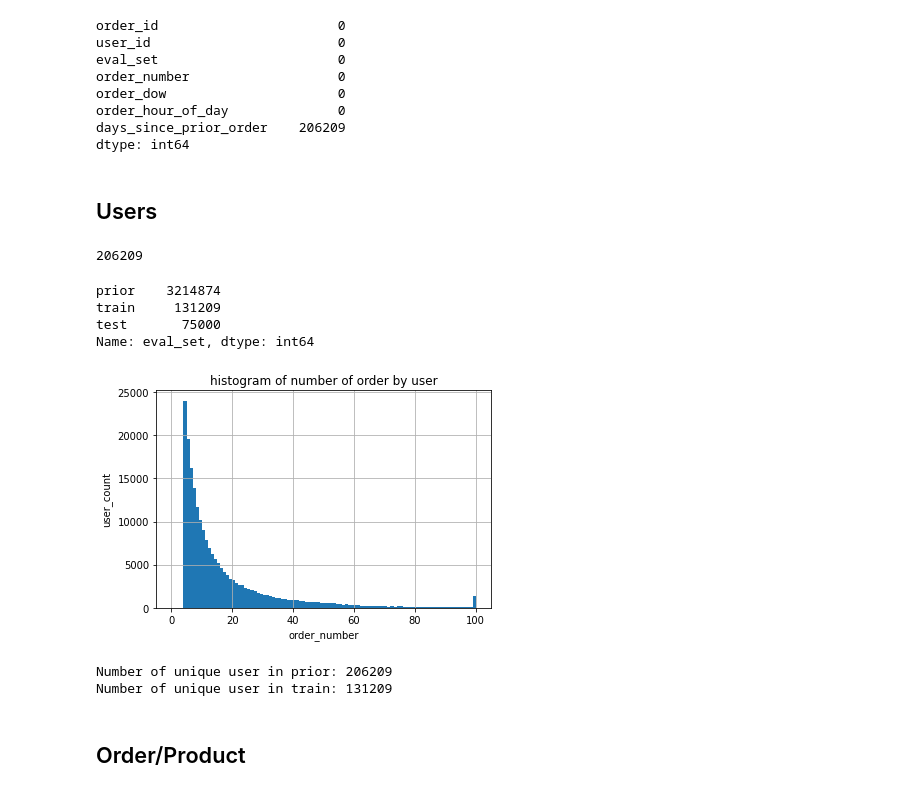
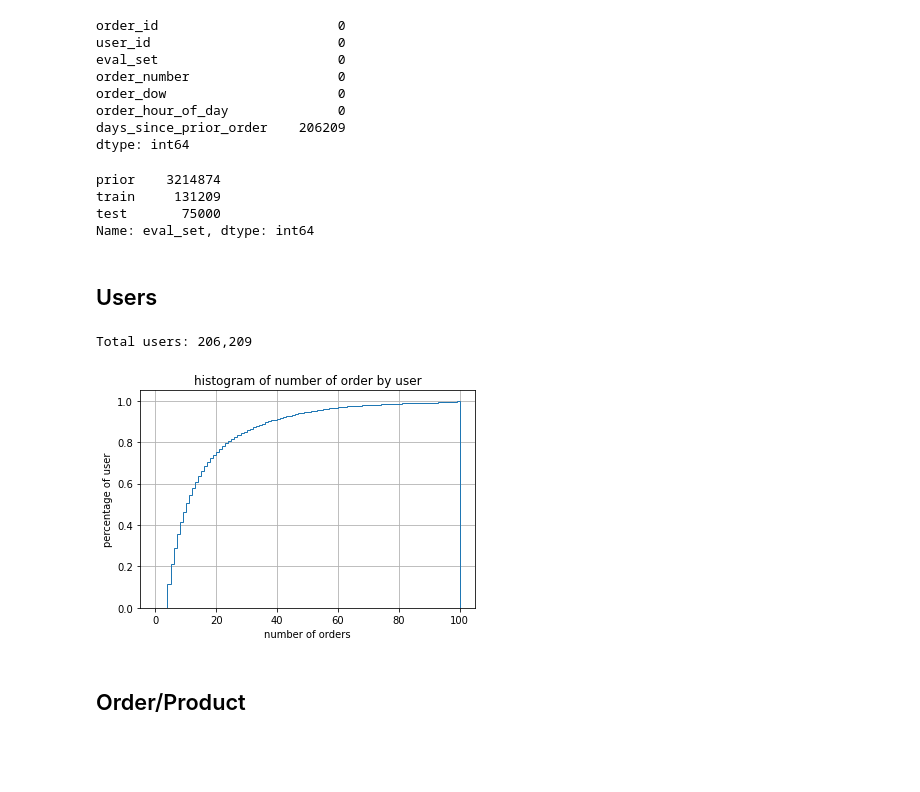
Before and after one commit to AlphaLabsUY/recsys, a Jupyter notebook: recommendation_system_instacart.ipynb, the cells around one changed output. Saved outputs shown, nothing was run; the diff lists cells and outputs as text; code cells hidden in the pictures; blank space fills up the shorter version.

```diff
--- a/recommendation_system_instacart.ipynb
+++ b/recommendation_system_instacart.ipynb
@@ -109,34 +109,31 @@ order_dow                      0
 order_hour_of_day              0
 days_since_prior_order    206209
 dtype: int64
+# %%
+orders["eval_set"].value_counts()
+# %% [output]
+prior    3214874
+train     131209
+test       75000
+Name: eval_set, dtype: int64
 # %% [markdown]
 ## Users
-# %%
-orders["user_id"].nunique()
-# %% [output]
-206209
-# %%
-orders["eval_set"].value_counts()
-# %% [output]
-prior    3214874
-train     131209
-test       75000
-Name: eval_set, dtype: int64
+# %%
+users = orders['user_id'].unique()
+print(f'Total users: {users.shape[0]:,}')
+# %% [output]
+Total users: 206,209
 # %%
-ax = orders.groupby("user_id")['order_number'].max().hist(bins=100, range=(0,100))
-ax.set(xlabel='order_number', ylabel='user_count', title='histogram of number of order by user');
+ax = orders.groupby("user_id")['order_number'].max().hist(bins=100,
+                                                          range=(0,100),
+                                                          density=True,
+                                                          cumulative=True,
+                                                          histtype='step', )
+ax.set(xlabel='number of orders',
+       ylabel='percentage of user',
+       title='histogram of number of order by user');
 # %% [output]
-[figure, old version]
+[figure, new version]
-# %%
-orders_prior = orders[orders["eval_set"] == "prior"]
-
-orders_train = orders[orders["eval_set"] == "train"]
-
-print(f'Number of unique user in prior: {len(orders_prior["user_id"].unique())}')
-print(f'Number of unique user in train: {len(orders_train["user_id"].unique())}')
-# %% [output]
-Number of unique user in prior: 206209
-Number of unique user in train: 131209
 # %% [markdown]
 ## Order/Product
 # %%
```
Also changed, not shown: parts of 6 cells of this notebook.
